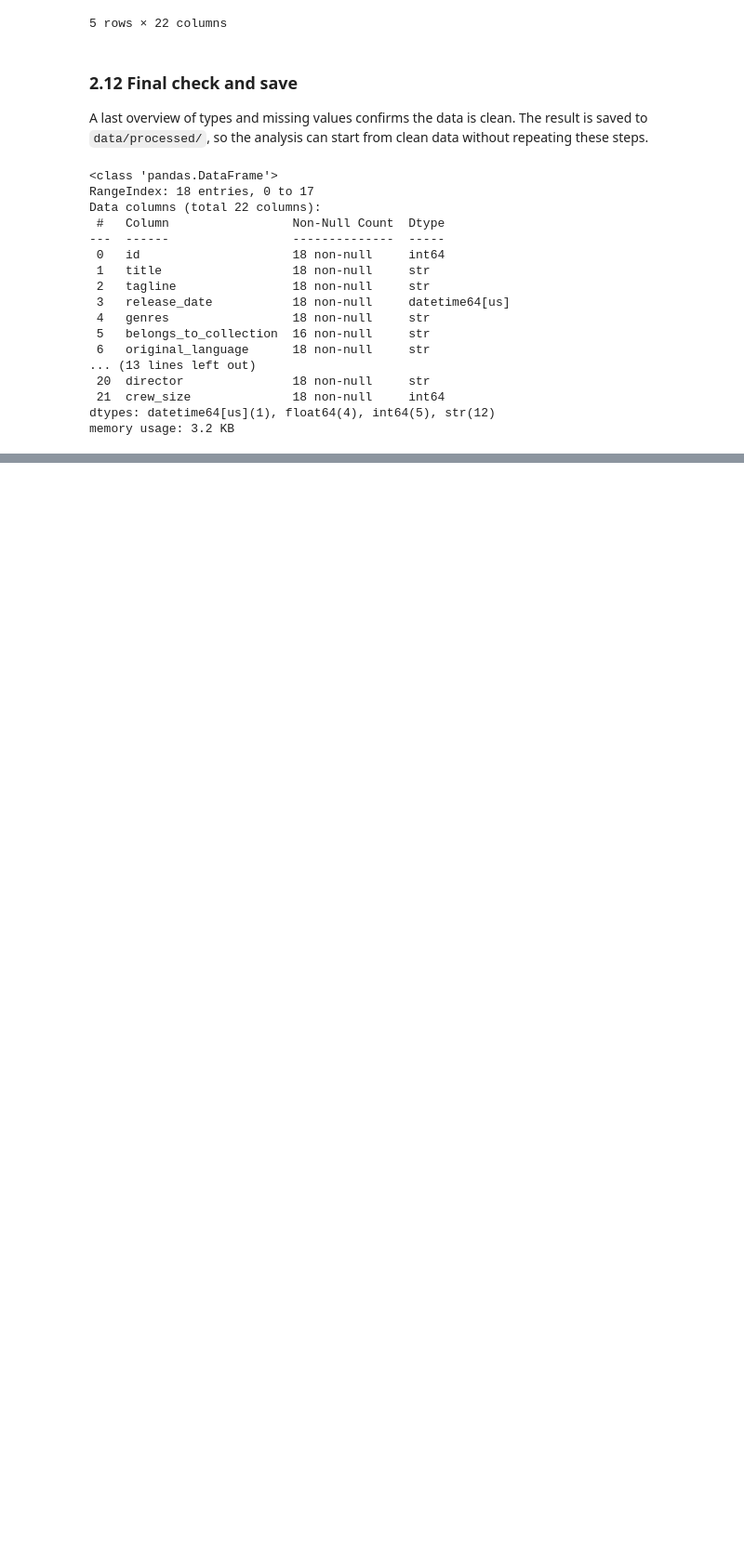
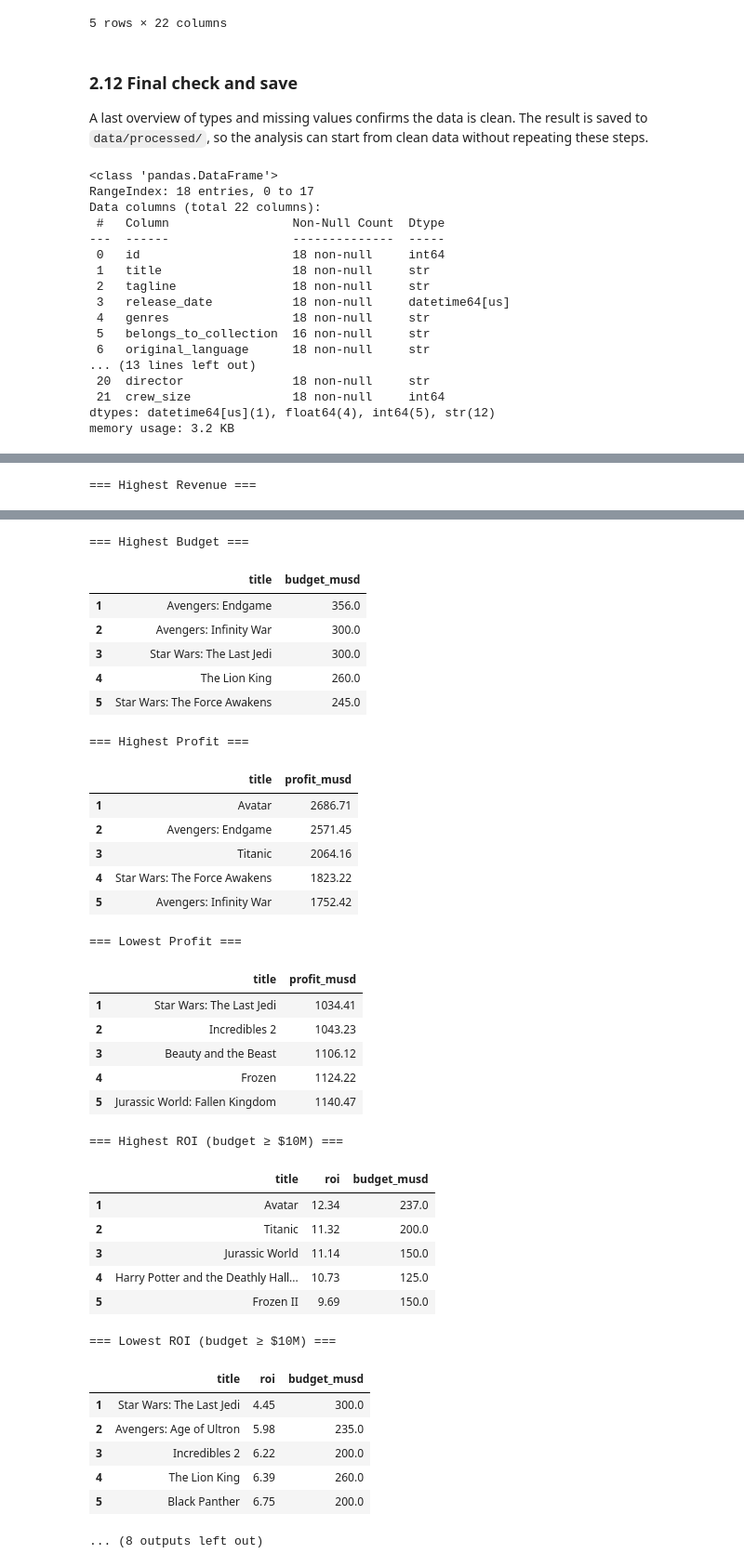
Before and after one commit to CasualLev/tmdb-movalyzer, a Jupyter notebook: notebooks/tmdb_analysis.ipynb, the cells around one changed output, grey strips where cells are left out. Shown at 93% size. Drawn from its saved outputs; the diff is of its cells as text; code cells hidden in the pictures; blank space fills up the shorter version.

```diff
--- a/notebooks/tmdb_analysis.ipynb
+++ b/notebooks/tmdb_analysis.ipynb
@@ -530,0 +574,16 @@ df.to_csv(PROCESSED_DIR / "movies_clean.csv", index=False)
+# %%
+def rank_movies(data, metric, n=5, ascending=False, min_col=None, min_value=None,
+                extra_cols=None):
+    """Return the top-n movies ranked by `metric`.
+
+    ascending=False -> highest first; True -> lowest first.
+    min_col/min_value -> only keep rows where data[min_col] >= min_value.
+    """
+    subset = data.dropna(subset=[metric])
+    if min_col is not None:
+        subset = subset[subset[min_col] >= min_value]
+
+    cols = ["title", metric] + (extra_cols or [])
+    result = subset.sort_values(metric, ascending=ascending).head(n)[cols]
+    result.index = range(1, len(result) + 1)   # rank numbers start at 1
+    return result
@@ -530,0 +592,24 @@ df.to_csv(PROCESSED_DIR / "movies_clean.csv", index=False)
+# %%
+rankings = [
+    {"title": "Highest Revenue",  "metric": "revenue_musd"},
+    {"title": "Highest Budget",   "metric": "budget_musd"},
+    {"title": "Highest Profit",   "metric": "profit_musd"},
+    {"title": "Lowest Profit",    "metric": "profit_musd", "ascending": True},
+    {"title": "Highest ROI (budget ≥ $10M)", "metric": "roi",
+     "min_col": "budget_musd", "min_value": 10, "extra_cols": ["budget_musd"]},
+    {"title": "Lowest ROI (budget ≥ $10M)",  "metric": "roi", "ascending": True,
+     "min_col": "budget_musd", "min_value": 10, "extra_cols": ["budget_musd"]},
+    {"title": "Most Voted",       "metric": "vote_count"},
+    {"title": "Highest Rated (≥ 10 votes)", "metric": "vote_average",
+     "min_col": "vote_count", "min_value": 10, "extra_cols": ["vote_count"]},
+    {"title": "Lowest Rated (≥ 10 votes)",  "metric": "vote_average", "ascending": True,
+     "min_col": "vote_count", "min_value": 10, "extra_cols": ["vote_count"]},
+    {"title": "Most Popular",     "metric": "popularity"},
+]
+
+for r in rankings:
+    params = {k: v for k, v in r.items() if k != "title"}
+    print(f"\n=== {r['title']} ===")
+    display(rank_movies(df, **params).round(2))
+# %% [output]
+=== Highest Revenue ===
@@ -530,0 +622,36 @@ df.to_csv(PROCESSED_DIR / "movies_clean.csv", index=False)
+=== Highest Budget ===
+|  | title | budget_musd |
+| 1 | Avengers: Endgame | 356.0 |
+| 2 | Avengers: Infinity War | 300.0 |
+| 3 | Star Wars: The Last Jedi | 300.0 |
+| 4 | The Lion King | 260.0 |
+| 5 | Star Wars: The Force Awakens | 245.0 |
+=== Highest Profit ===
+|  | title | profit_musd |
+| 1 | Avatar | 2686.71 |
+| 2 | Avengers: Endgame | 2571.45 |
+| 3 | Titanic | 2064.16 |
+| 4 | Star Wars: The Force Awakens | 1823.22 |
+| 5 | Avengers: Infinity War | 1752.42 |
+=== Lowest Profit ===
+|  | title | profit_musd |
+| 1 | Star Wars: The Last Jedi | 1034.41 |
+| 2 | Incredibles 2 | 1043.23 |
+| 3 | Beauty and the Beast | 1106.12 |
+| 4 | Frozen | 1124.22 |
+| 5 | Jurassic World: Fallen Kingdom | 1140.47 |
+=== Highest ROI (budget ≥ $10M) ===
+|  | title | roi | budget_musd |
+| 1 | Avatar | 12.34 | 237.0 |
+| 2 | Titanic | 11.32 | 200.0 |
+| 3 | Jurassic World | 11.14 | 150.0 |
+| 4 | Harry Potter and the Deathly Hall... | 10.73 | 125.0 |
+| 5 | Frozen II | 9.69 | 150.0 |
+=== Lowest ROI (budget ≥ $10M) ===
+|  | title | roi | budget_musd |
+| 1 | Star Wars: The Last Jedi | 4.45 | 300.0 |
+| 2 | Avengers: Age of Ultron | 5.98 | 235.0 |
+| 3 | Incredibles 2 | 6.22 | 200.0 |
+| 4 | The Lion King | 6.39 | 260.0 |
+| 5 | Black Panther | 6.75 | 200.0 |
+... (8 outputs left out)
```
Also changed, not shown: parts of 13 cells of this notebook.
